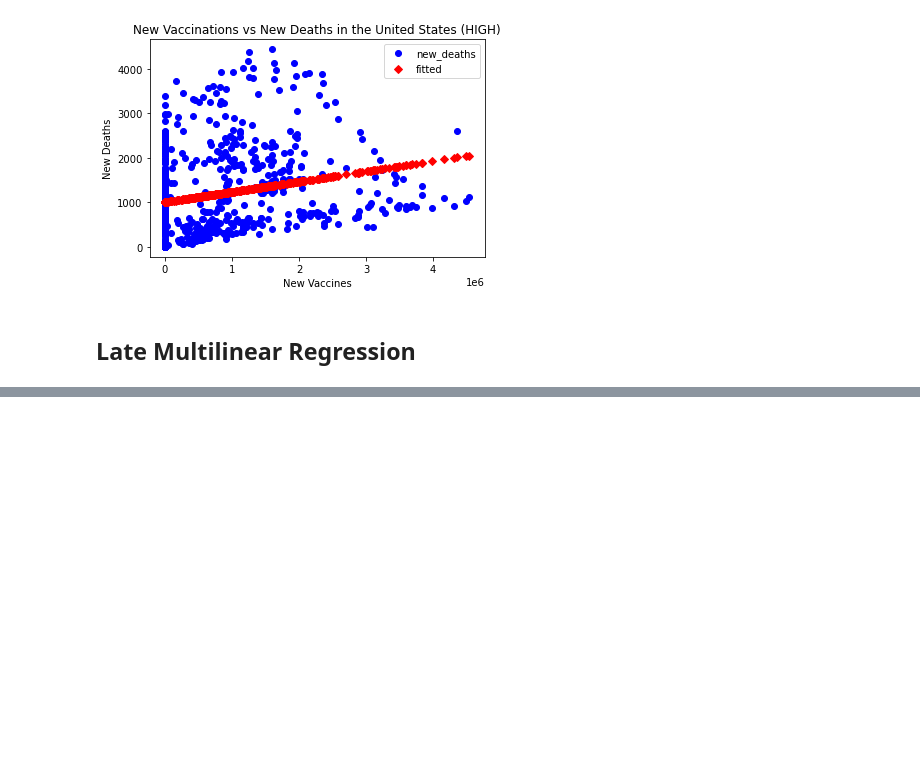
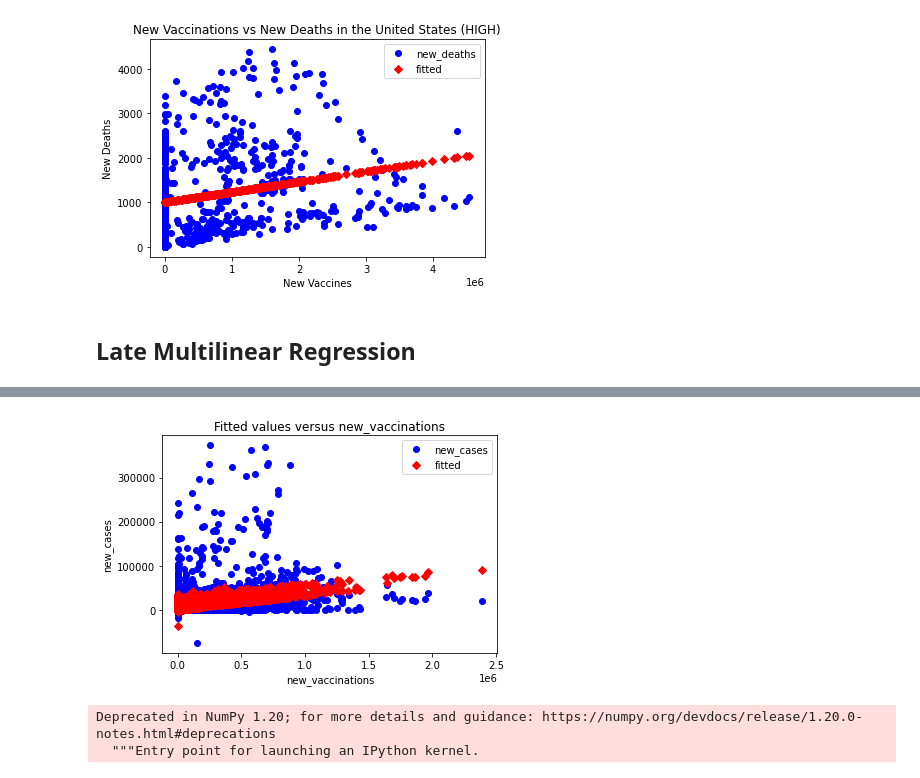
Before and after one commit to ajdelcarpiogom/FinalProject, a Jupyter notebook: FinalProject.ipynb, the cells around one changed output, grey strips where cells are left out. Saved outputs shown, nothing was run; the diff lists cells and outputs as text; code cells hidden in the pictures; blank space fills up the shorter version.

```diff
--- a/FinalProject.ipynb
+++ b/FinalProject.ipynb
@@ -764,0 +798,3 @@ fig9 = sm.graphics.plot_fit(usa_model1, 1, vlines = False, ax = ax9)
+# %%
+euro_model = ols('new_cases ~ new_vaccinations + population + median_age + new_deaths', data = europe).fit()
+print(euro_model.summary())
@@ -764,0 +819,5 @@ fig9 = sm.graphics.plot_fit(usa_model1, 1, vlines = False, ax = ax9)
+# %%
+fig10, ax10 = plt.subplots()
+fig10 = sm.graphics.plot_fit(euro_model, 1, vlines = False, ax = ax10)
+# %% [output]
+[figure, added]
@@ -764,0 +827,6 @@ fig9 = sm.graphics.plot_fit(usa_model1, 1, vlines = False, ax = ax9)
+# %%
+mask = np.zeros_like(corr, dtype=np.bool)
+mask[np.triu_indices_from(mask)] = True
+# %% [output]
+Deprecated in NumPy 1.20; for more details and guidance: https://numpy.org/devdocs/release/1.20.0-notes.html#deprecations
+  """Entry point for launching an IPython kernel.
```
Also changed, not shown: parts of 11 cells of this notebook.
